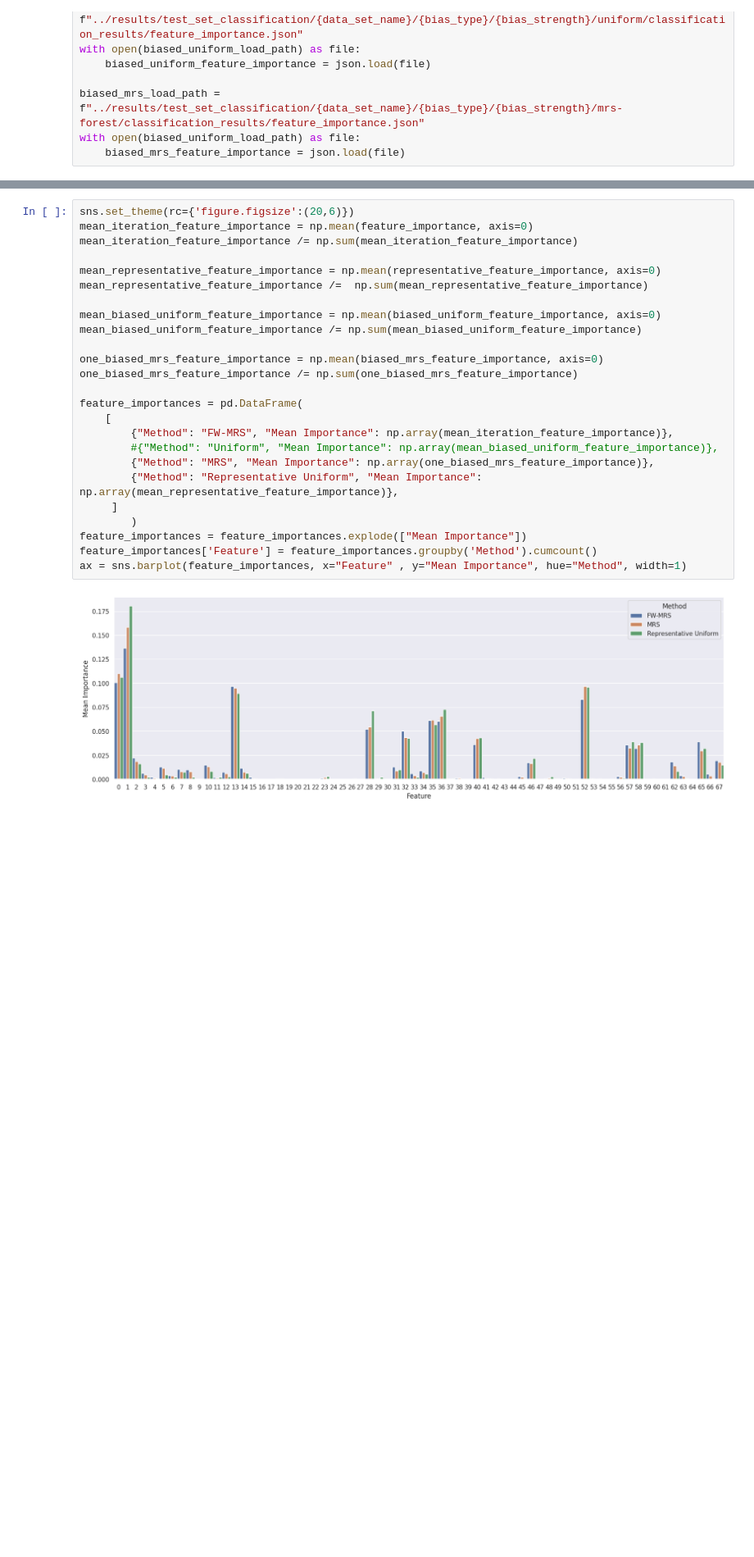
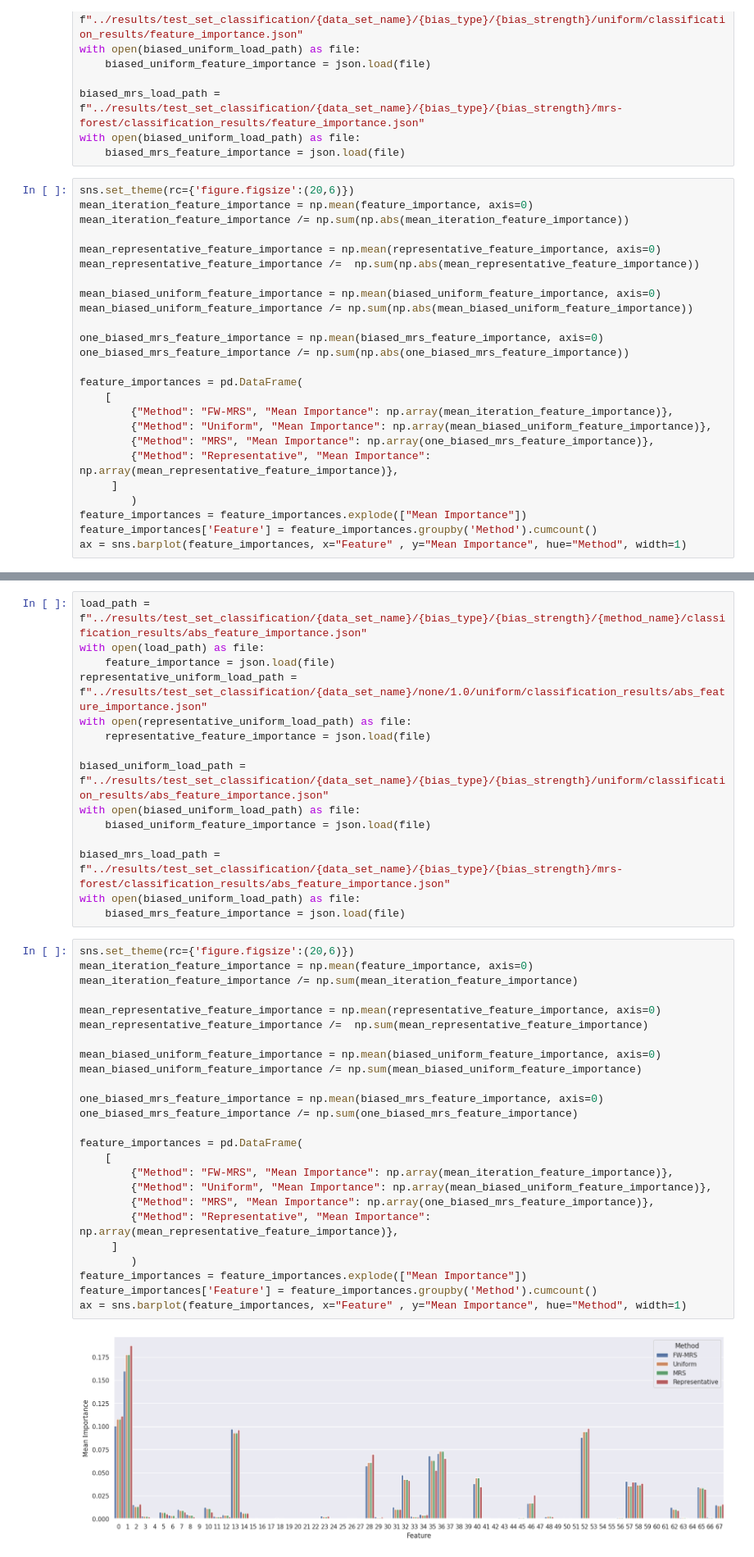
Before and after one commit to kramerlab/FeatureWeightDebiasing, a Jupyter notebook: src/visualize_downstream_classification_results.ipynb, the cells around one changed output, grey strips where cells are left out. Shown at 82% size. Drawn from its saved outputs; the diff is of its cells as text; blank space fills up the shorter version.

```diff
--- a/src/visualize_downstream_classification_results.ipynb
+++ b/src/visualize_downstream_classification_results.ipynb
@@ -73,3 +73,28 @@ with open(biased_uniform_load_path) as file:
 biased_mrs_load_path = f"../results/test_set_classification/{data_set_name}/{bias_type}/{bias_strength}/mrs-forest/classification_results/feature_importance.json"
 with open(biased_uniform_load_path) as file:
     biased_mrs_feature_importance = json.load(file)
+# %%
+sns.set_theme(rc={'figure.figsize':(20,6)})
+mean_iteration_feature_importance = np.mean(feature_importance, axis=0)
+mean_iteration_feature_importance /= np.sum(np.abs(mean_iteration_feature_importance))
+
+mean_representative_feature_importance = np.mean(representative_feature_importance, axis=0)
+mean_representative_feature_importance /=  np.sum(np.abs(mean_representative_feature_importance))
+
+mean_biased_uniform_feature_importance = np.mean(biased_uniform_feature_importance, axis=0)
+mean_biased_uniform_feature_importance /= np.sum(np.abs(mean_biased_uniform_feature_importance))
+
+one_biased_mrs_feature_importance = np.mean(biased_mrs_feature_importance, axis=0)
+one_biased_mrs_feature_importance /= np.sum(np.abs(one_biased_mrs_feature_importance))
+
+feature_importances = pd.DataFrame(
+    [
+        {"Method": "FW-MRS", "Mean Importance": np.array(mean_iteration_feature_importance)},
+        {"Method": "Uniform", "Mean Importance": np.array(mean_biased_uniform_feature_importance)},
+        {"Method": "MRS", "Mean Importance": np.array(one_biased_mrs_feature_importance)},
+        {"Method": "Representative", "Mean Importance": np.array(mean_representative_feature_importance)},
+     ]
+        )
+feature_importances = feature_importances.explode(["Mean Importance"])
+feature_importances['Feature'] = feature_importances.groupby('Method').cumcount()
+ax = sns.barplot(feature_importances, x="Feature" , y="Mean Importance", hue="Method", width=1)
@@ -76,30 +103,45 @@ with open(biased_uniform_load_path) as file:
+# %%
+load_path = f"../results/test_set_classification/{data_set_name}/{bias_type}/{bias_strength}/{method_name}/classification_results/abs_feature_importance.json"
+with open(load_path) as file:
+    feature_importance = json.load(file)
+representative_uniform_load_path = f"../results/test_set_classification/{data_set_name}/none/1.0/uniform/classification_results/abs_feature_importance.json"
+with open(representative_uniform_load_path) as file:
+    representative_feature_importance = json.load(file)
+
+biased_uniform_load_path = f"../results/test_set_classification/{data_set_name}/{bias_type}/{bias_strength}/uniform/classification_results/abs_feature_importance.json"
+with open(biased_uniform_load_path) as file:
+    biased_uniform_feature_importance = json.load(file)
+
+biased_mrs_load_path = f"../results/test_set_classification/{data_set_name}/{bias_type}/{bias_strength}/mrs-forest/classification_results/abs_feature_importance.json"
+with open(biased_uniform_load_path) as file:
+    biased_mrs_feature_importance = json.load(file)
 # %%
 sns.set_theme(rc={'figure.figsize':(20,6)})
 mean_iteration_feature_importance = np.mean(feature_importance, axis=0)
 mean_iteration_feature_importance /= np.sum(mean_iteration_feature_importance)
 
 mean_representative_feature_importance = np.mean(representative_feature_importance, axis=0)
 mean_representative_feature_importance /=  np.sum(mean_representative_feature_importance)
 
 mean_biased_uniform_feature_importance = np.mean(biased_uniform_feature_importance, axis=0)
 mean_biased_uniform_feature_importance /= np.sum(mean_biased_uniform_feature_importance)
 
 one_biased_mrs_feature_importance = np.mean(biased_mrs_feature_importance, axis=0)
 one_biased_mrs_feature_importance /= np.sum(one_biased_mrs_feature_importance)
 
 feature_importances = pd.DataFrame(
     [
         {"Method": "FW-MRS", "Mean Importance": np.array(mean_iteration_feature_importance)},
-        #{"Method": "Uniform", "Mean Importance": np.array(mean_biased_uniform_feature_importance)},
+        {"Method": "Uniform", "Mean Importance": np.array(mean_biased_uniform_feature_importance)},
         {"Method": "MRS", "Mean Importance": np.array(one_biased_mrs_feature_importance)},
-        {"Method": "Representative Uniform", "Mean Importance": np.array(mean_representative_feature_importance)},
+        {"Method": "Representative", "Mean Importance": np.array(mean_representative_feature_importance)},
      ]
         )
 feature_importances = feature_importances.explode(["Mean Importance"])
 feature_importances['Feature'] = feature_importances.groupby('Method').cumcount()
 ax = sns.barplot(feature_importances, x="Feature" , y="Mean Importance", hue="Method", width=1)
 # %% [output]
-[figure, old version]
+[figure, new version]
 # %%
 fig, ax = plt.subplots()
 offset = 5 / len(columns)
```
Also changed, not shown: parts of 6 cells of this notebook, 4 other files.
